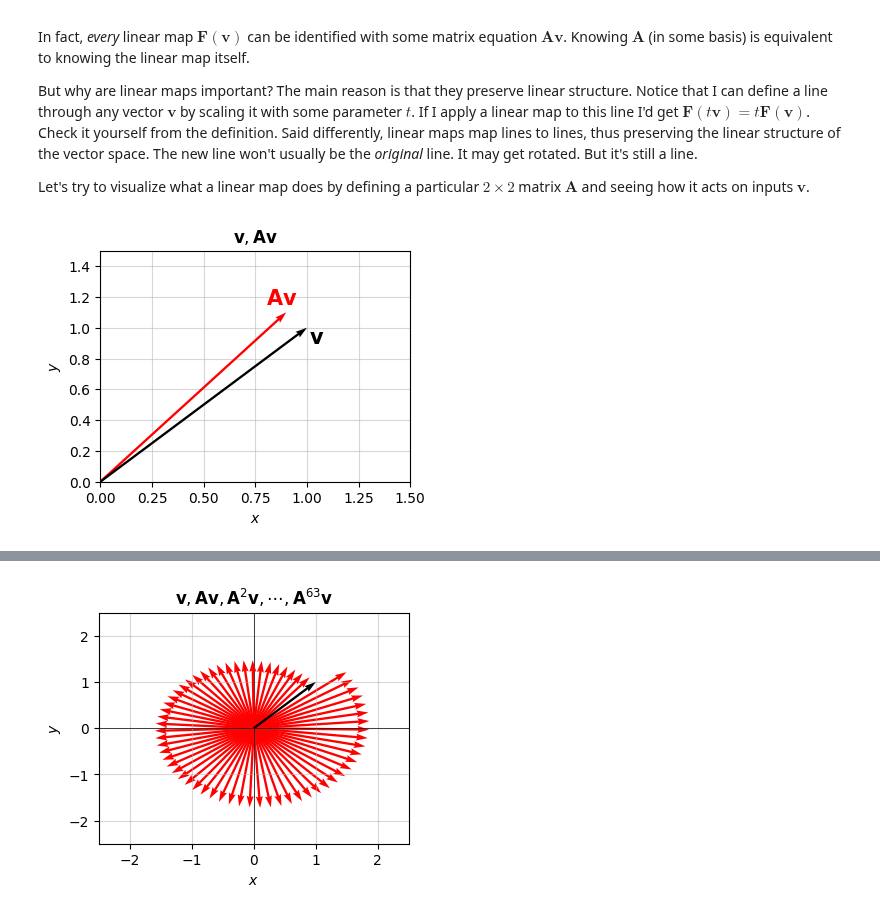
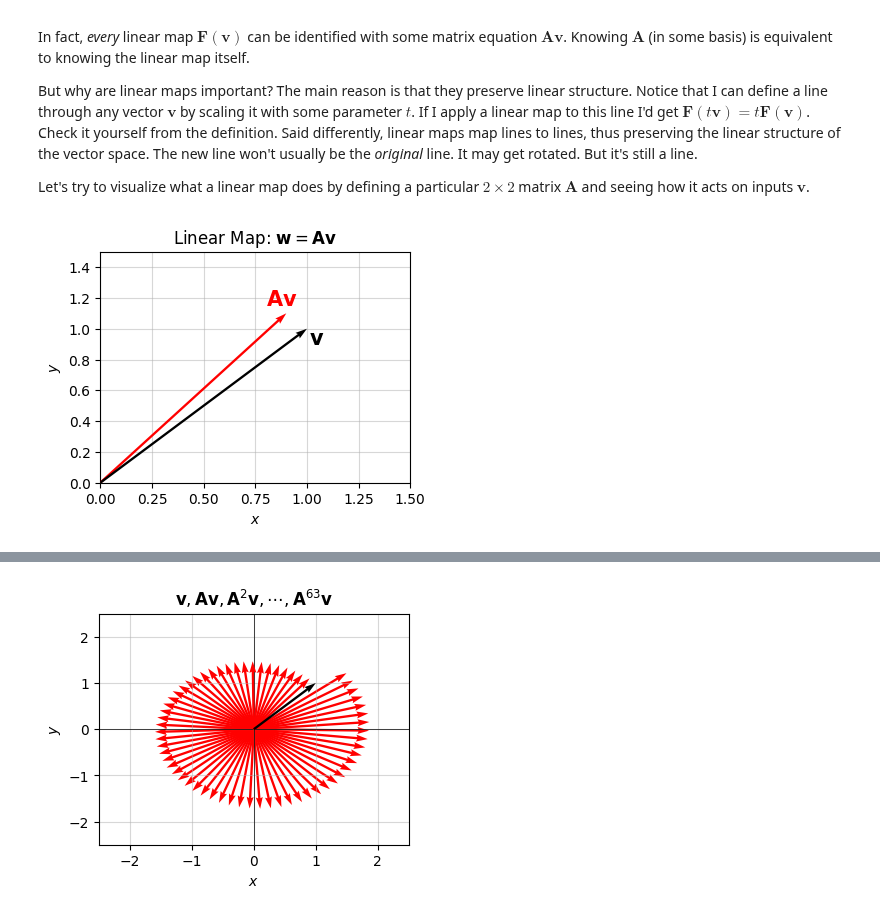
Before and after one commit to rkingery/ml-book, a Jupyter notebook: notebooks/vector-spaces.ipynb, the cells around one changed output, grey strips where cells are left out. Saved outputs shown, nothing was run; the diff lists cells and outputs as text; code cells hidden in the pictures.

Commit message:
finished linear algebra lessons (ish)

```diff
--- a/notebooks/vector-spaces.ipynb
+++ b/notebooks/vector-spaces.ipynb
@@ -393,10 +479,10 @@ Let's try to visualize what a linear map does by defining a particular $2 \times
 # %%
 A = np.array([[1, -0.1], [0.1, 1]])
 v = np.array([1, 1]).reshape(-1, 1)
 plot_vectors([v.flatten(), (A @ v).flatten()], colors=['black', 'red'],
              labels=['$\mathbf{{v}}$', '$\mathbf{{A}}\mathbf{{v}}$'], text_offsets=[[0.01, -0.1], [-0.1, 0.05]],
-             title='$\mathbf{{v}}, \mathbf{{A}}\mathbf{{v}}$',  xlim=(0, 1.5), ylim=(0, 1.5))
+             title='Linear Map: $\mathbf{{w}} = \mathbf{{A}}\mathbf{{v}}$',  xlim=(0, 1.5), ylim=(0, 1.5))
 # %% [output]
-[figure, old version]
+[figure, new version]
 # %% [markdown]
 Why stop there? Let's apply the linear map a whole bunch of times recursively and see what happens to the output vectors $\mathbf{w}$. I'll plot each of the $k=63$ vectors in the following sequence,
```
Also changed, not shown: parts of 22 cells of this notebook, 4 other files.
